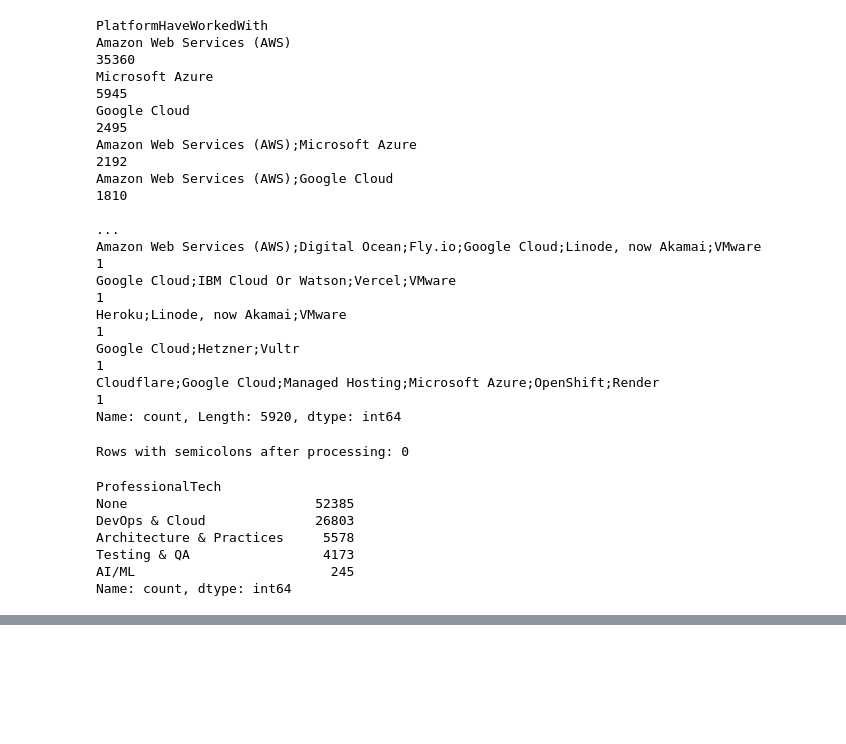
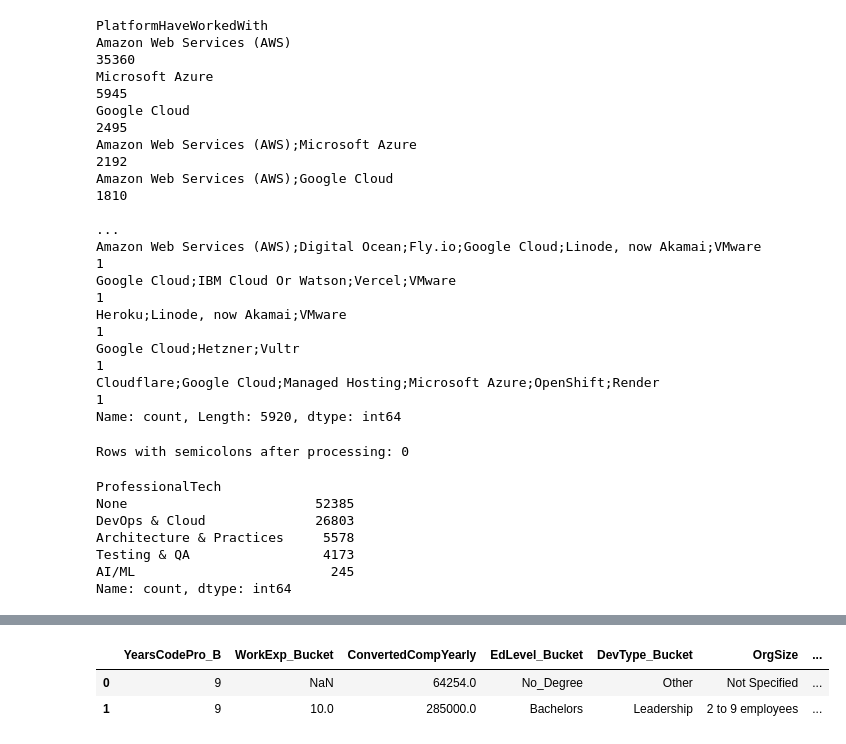
Before and after one commit to hasn77/Stack-Overflow-Survey-Dataset-Model, a Jupyter notebook: getting_started.ipynb, the cells around one changed output, grey strips where cells are left out. Drawn from its saved outputs; the diff is of its cells as text; code cells hidden in the pictures; blank space fills up the shorter version.

```diff
--- a/getting_started.ipynb
+++ b/getting_started.ipynb
@@ -671,0 +704,4 @@ Name: ToolsTechHaveWorkedWith, Length: 89184, dtype: object
+# %%
+features = features.rename(columns={'PlatformHaveWorkedWith':'PlatformHaveWorkedWith_Bucket', 'WebframeHaveWorkedWith':'WebframeHaveWorkedWith_Bucket'})
+# %%
+features = features.rename(columns={'DevType':'DevType_Bucket', 'Industry':'Industry_Bucket', 'Age':'Age_Bucket', 'YearsCodePro':'YearsCodePro_B'})
@@ -671,0 +742,6 @@ Name: ToolsTechHaveWorkedWith, Length: 89184, dtype: object
+# %%
+# Fill missing values with a distinct category
+features['OrgSize'].fillna('Not Specified', inplace=True)
+
+print("\nOrgSize distribution after filling NaNs:")
+print(features['OrgSize'].value_counts())
@@ -671,0 +808,25 @@ Name: ToolsTechHaveWorkedWith, Length: 89184, dtype: object
+# %%
+# 1. Impute missing values first
+imputer = SimpleImputer(strategy='most_frequent')
+features['Age_Bucket'] = imputer.fit_transform(features[['Age_Bucket']]).ravel()
+
+# 2. Define the explicit order of the age groups
+age_order = [
+    'Under 18 years old',
+    '18-24 years old',
+    '25-34 years old',
+    '35-44 years old',
+    '45-54 years old',
+    '55-64 years old',
+    '65 years or older'
+]
+
+# 3. Create the ordinally encoded column using pandas' Categorical type
+features['Age_Encoded'] = pd.Categorical(
+    features['Age_Bucket'],
+    categories=age_order,
+    ordered=True
+).codes # .cat.codes returns the numerical representation
+
+print("\nAge categories and their new encoded values:")
+print(features[['Age_Bucket', 'Age_Encoded']].drop_duplicates().sort_values('Age_Encoded'))
@@ -671,0 +844,6 @@ Name: ToolsTechHaveWorkedWith, Length: 89184, dtype: object
+# %%
+features.head(2)
+# %% [output]
+|  | YearsCodePro_B | WorkExp_Bucket | ConvertedCompYearly | EdLevel_Bucket | DevType_Bucket | OrgSize | ... |
+| 0 | 9 | NaN | 64254.0 | No_Degree | Other | Not Specified | ... |
+| 1 | 9 | 10.0 | 285000.0 | Bachelors | Leadership | 2 to 9 employees | ... |
```
Also changed, not shown: parts of 39 cells of this notebook, 3 other files.
